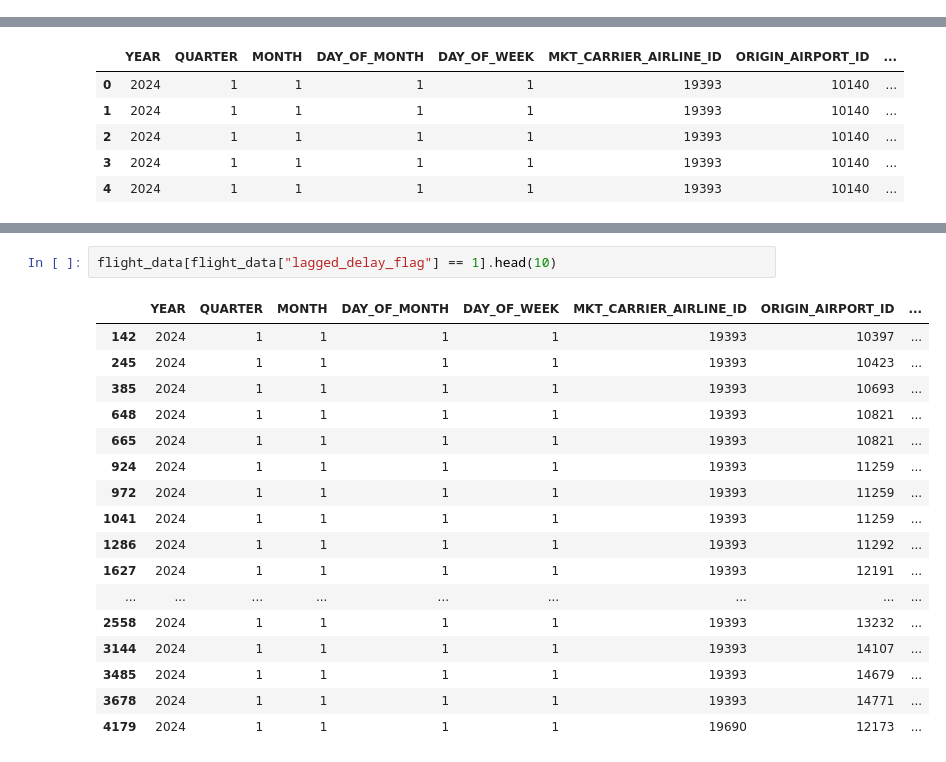
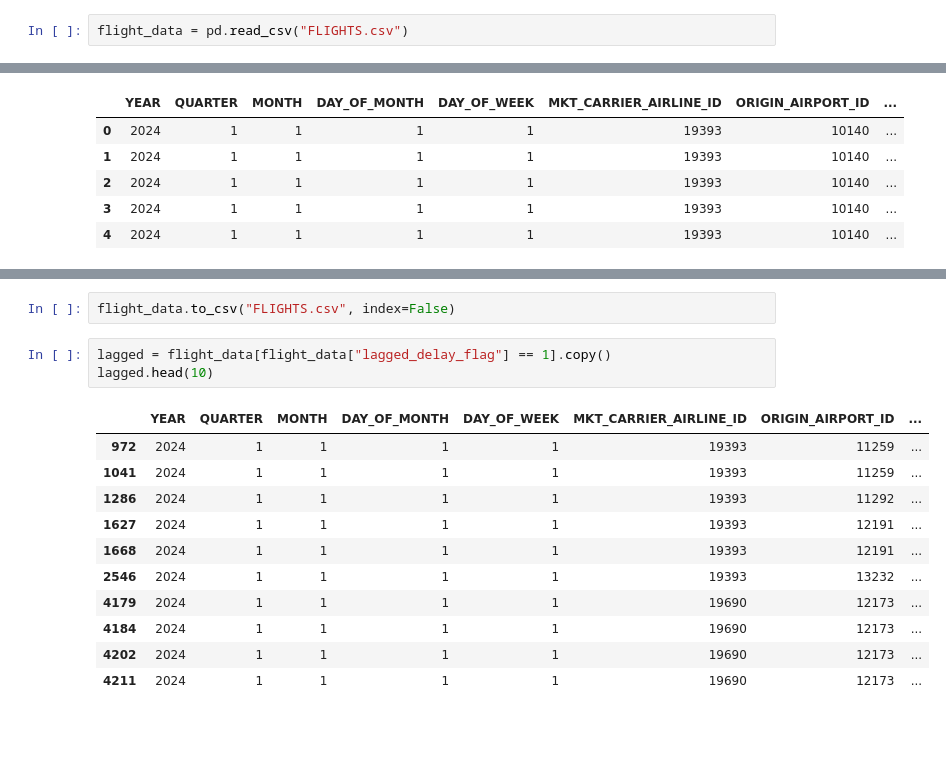
Before and after one commit to elenayzhu/mie368, a Jupyter notebook: data_cleaning/Lag.ipynb, the cells around one changed output, grey strips where cells are left out. Cells and saved outputs as stored; diff of their text form; blank space fills up the shorter version.

```diff
--- a/data_cleaning/Lag.ipynb
+++ b/data_cleaning/Lag.ipynb
@@ -21,3 +8,5 @@ To: /content/flight_data.csv
+# %%
+flight_data = pd.read_csv("FLIGHTS.csv")
 # %%
 pd.set_option("display.max_columns", None)
 flight_data.head()
@@ -112,23 +119,20 @@ Using 'MKT_CARRIER_AIRLINE_ID' as the aircraft grouping column.
+# %%
+flight_data.to_csv("FLIGHTS.csv", index=False)
 # %%
-flight_data[flight_data["lagged_delay_flag"] == 1].head(10)
+lagged = flight_data[flight_data["lagged_delay_flag"] == 1].copy()
+lagged.head(10)
 # %% [output]
 |  | YEAR | QUARTER | MONTH | DAY_OF_MONTH | DAY_OF_WEEK | MKT_CARRIER_AIRLINE_ID | ORIGIN_AIRPORT_ID | ... |
-| 142 | 2024 | 1 | 1 | 1 | 1 | 19393 | 10397 | ... |
-| 245 | 2024 | 1 | 1 | 1 | 1 | 19393 | 10423 | ... |
-| 385 | 2024 | 1 | 1 | 1 | 1 | 19393 | 10693 | ... |
-| 648 | 2024 | 1 | 1 | 1 | 1 | 19393 | 10821 | ... |
-| 665 | 2024 | 1 | 1 | 1 | 1 | 19393 | 10821 | ... |
-| 924 | 2024 | 1 | 1 | 1 | 1 | 19393 | 11259 | ... |
 | 972 | 2024 | 1 | 1 | 1 | 1 | 19393 | 11259 | ... |
 | 1041 | 2024 | 1 | 1 | 1 | 1 | 19393 | 11259 | ... |
 | 1286 | 2024 | 1 | 1 | 1 | 1 | 19393 | 11292 | ... |
 | 1627 | 2024 | 1 | 1 | 1 | 1 | 19393 | 12191 | ... |
-| ... | ... | ... | ... | ... | ... | ... | ... | ... |
-| 2558 | 2024 | 1 | 1 | 1 | 1 | 19393 | 13232 | ... |
-| 3144 | 2024 | 1 | 1 | 1 | 1 | 19393 | 14107 | ... |
-| 3485 | 2024 | 1 | 1 | 1 | 1 | 19393 | 14679 | ... |
-| 3678 | 2024 | 1 | 1 | 1 | 1 | 19393 | 14771 | ... |
+| 1668 | 2024 | 1 | 1 | 1 | 1 | 19393 | 12191 | ... |
+| 2546 | 2024 | 1 | 1 | 1 | 1 | 19393 | 13232 | ... |
 | 4179 | 2024 | 1 | 1 | 1 | 1 | 19690 | 12173 | ... |
+| 4184 | 2024 | 1 | 1 | 1 | 1 | 19690 | 12173 | ... |
+| 4202 | 2024 | 1 | 1 | 1 | 1 | 19690 | 12173 | ... |
+| 4211 | 2024 | 1 | 1 | 1 | 1 | 19690 | 12173 | ... |
 # %%
 print("Total lagged flights:", flight_data["lagged_delay_flag"].sum())
 # %% [output]
```
Also changed, not shown: parts of 10 cells of this notebook, 1 other file.
